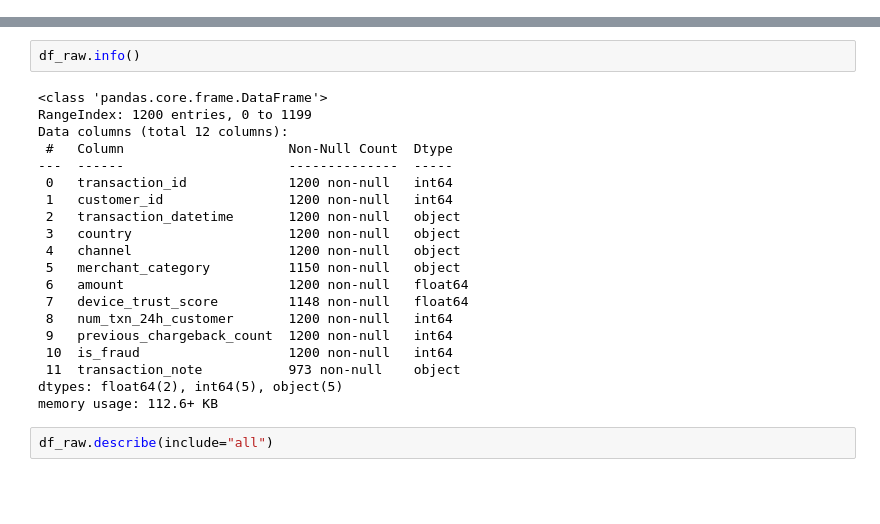
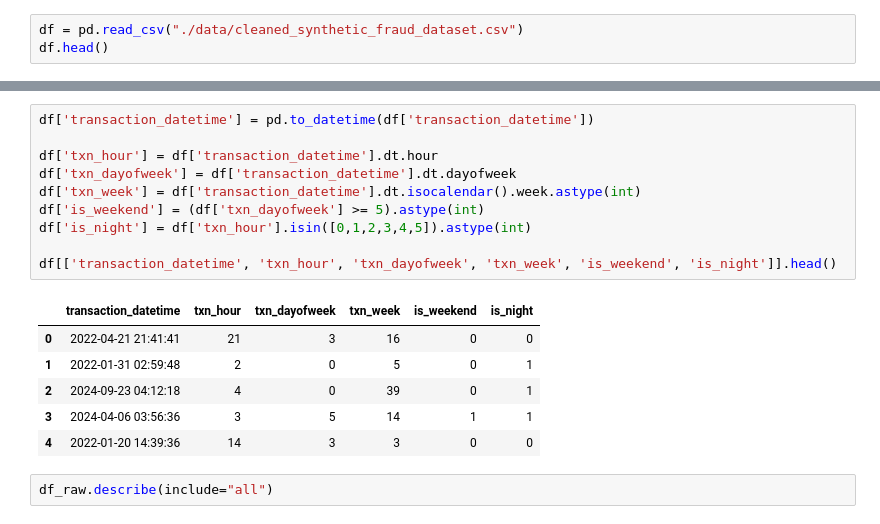
Before and after one commit to Aliff00/um-wie3007-data-mining-group14, a Jupyter notebook: featureExtraction_clean.ipynb, the cells around one changed output, grey strips where cells are left out. Saved outputs shown, nothing was run; the diff lists cells and outputs as text; blank space fills up the shorter version.

Commit message:
Add temporal feature extraction to dataset
Introduced new features

```diff
--- a/featureExtraction_clean.ipynb
+++ b/featureExtraction_clean.ipynb
@@ -41,0 +19,3 @@ or imputation later.
+# %%
+df = pd.read_csv("./data/cleaned_synthetic_fraud_dataset.csv")
+df.head()
@@ -42,25 +41,20 @@ or imputation later.
 # %%
-df_raw.info()
+df['transaction_datetime'] = pd.to_datetime(df['transaction_datetime'])
+
+df['txn_hour'] = df['transaction_datetime'].dt.hour
+df['txn_dayofweek'] = df['transaction_datetime'].dt.dayofweek
+df['txn_week'] = df['transaction_datetime'].dt.isocalendar().week.astype(int)
+df['is_weekend'] = (df['txn_dayofweek'] >= 5).astype(int)
+df['is_night'] = df['txn_hour'].isin([0,1,2,3,4,5]).astype(int)
+
+df[['transaction_datetime', 'txn_hour', 'txn_dayofweek', 'txn_week', 'is_weekend', 'is_night']].head()
 # %% [output]
-<class 'pandas.core.frame.DataFrame'>
-RangeIndex: 1200 entries, 0 to 1199
-Data columns (total 12 columns):
- #   Column                     Non-Null Count  Dtype
----  ------                     --------------  -----
- 0   transaction_id             1200 non-null   int64
- 1   customer_id                1200 non-null   int64
- 2   transaction_datetime       1200 non-null   object
- 3   country                    1200 non-null   object
- 4   channel                    1200 non-null   object
- 5   merchant_category          1150 non-null   object
- 6   amount                     1200 non-null   float64
- 7   device_trust_score         1148 non-null   float64
- 8   num_txn_24h_customer       1200 non-null   int64
- 9   previous_chargeback_count  1200 non-null   int64
- 10  is_fraud                   1200 non-null   int64
- 11  transaction_note           973 non-null    object
-dtypes: float64(2), int64(5), object(5)
-memory usage: 112.6+ KB
+|  | transaction_datetime | txn_hour | txn_dayofweek | txn_week | is_weekend | is_night |
+| 0 | 2022-04-21 21:41:41 | 21 | 3 | 16 | 0 | 0 |
+| 1 | 2022-01-31 02:59:48 | 2 | 0 | 5 | 0 | 1 |
+| 2 | 2024-09-23 04:12:18 | 4 | 0 | 39 | 0 | 1 |
+| 3 | 2024-04-06 03:56:36 | 3 | 5 | 14 | 1 | 1 |
+| 4 | 2022-01-20 14:39:36 | 14 | 3 | 3 | 0 | 0 |
 # %%
 df_raw.describe(include="all")
 # %% [output]
```
Also changed, not shown: parts of 5 cells of this notebook.
